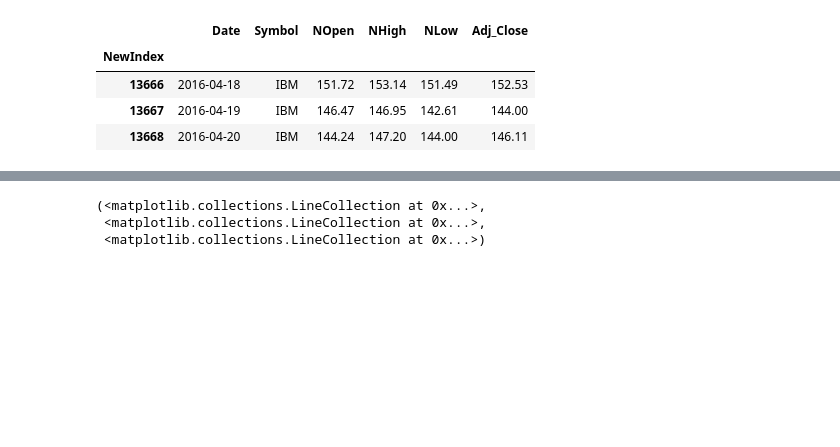
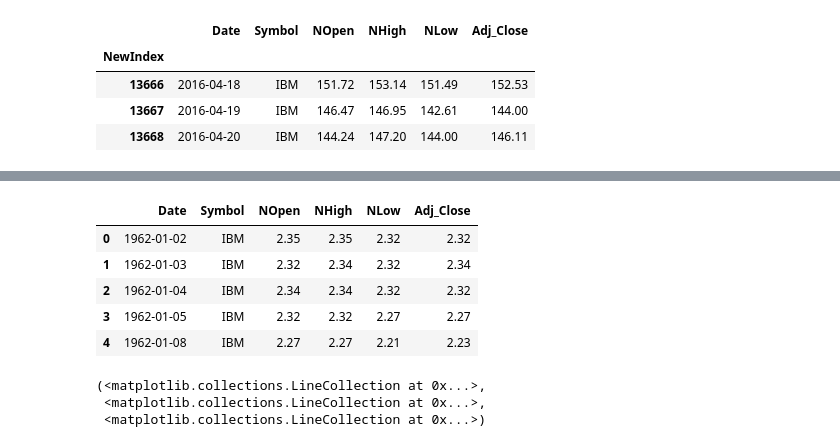
Before and after one commit to TomRene/TPCapstone, a Jupyter notebook: Build001.ipynb, the cells around one changed output, grey strips where cells are left out. Cells and saved outputs as stored; diff of their text form; code cells hidden in the pictures; blank space fills up the shorter version.

```diff
--- a/Build001.ipynb
+++ b/Build001.ipynb
@@ -208,3 +225,13 @@ stocktable2.to_csv('/Users/tompichard/Documents/Personal/NEWPERSONAL/GADS/1.CAPS
+# %%
+# Visually check the result head.
+stocktable.head()
+# %% [output]
+|  | Date | Symbol | NOpen | NHigh | NLow | Adj_Close |
+| 0 | 1962-01-02 | IBM | 2.35 | 2.35 | 2.32 | 2.32 |
+| 1 | 1962-01-03 | IBM | 2.32 | 2.34 | 2.32 | 2.34 |
+| 2 | 1962-01-04 | IBM | 2.34 | 2.34 | 2.32 | 2.32 |
+| 3 | 1962-01-05 | IBM | 2.32 | 2.32 | 2.27 | 2.27 |
+| 4 | 1962-01-08 | IBM | 2.27 | 2.27 | 2.21 | 2.23 |
 # %%
 # Plot the entire time series.
 
```
Also changed, not shown: parts of 25 cells of this notebook.
